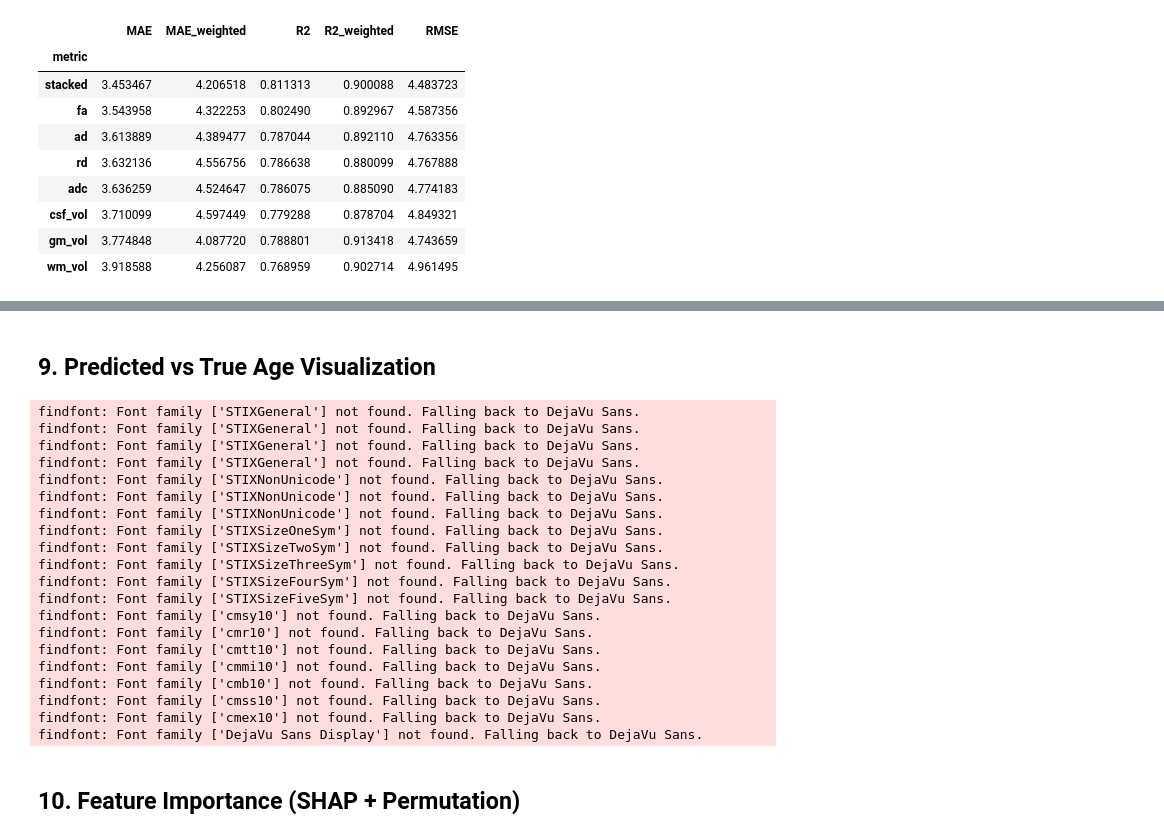
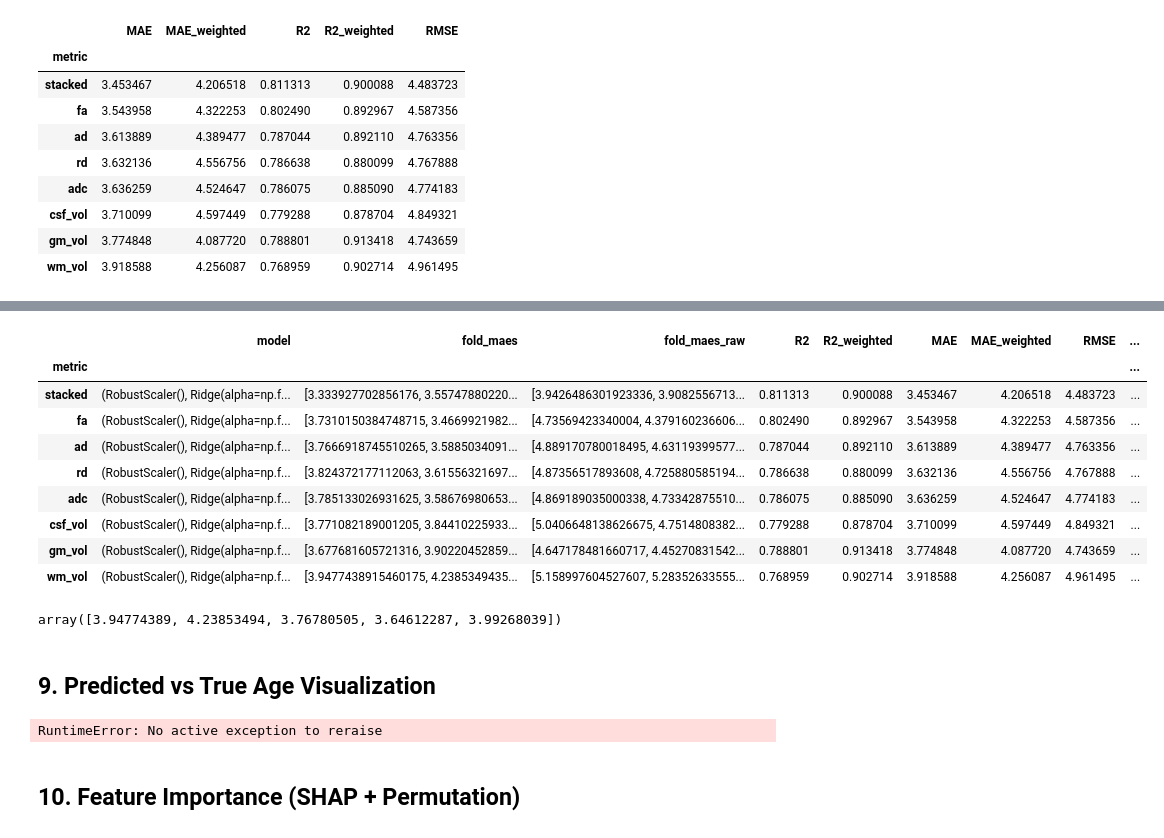
Before and after one commit to GalKepler/neuroaging, a Jupyter notebook: notebooks/stacking_and_bag/brain_age_prediction.ipynb, the cells around one changed output, grey strips where cells are left out. Drawn from its saved outputs; the diff is of its cells as text; code cells hidden in the pictures.

```diff
--- a/notebooks/stacking_and_bag/brain_age_prediction.ipynb
+++ b/notebooks/stacking_and_bag/brain_age_prediction.ipynb
@@ -54,8 +57,10 @@ setup_plotting(font_path="/home/galkepler/.fonts/calibri-regular.ttf")
 ## 1. Configuration
 # %%
 # Paths
-DATA_DIR = Path("/media/storage/phd/neuroaging/data")
-OUTPUT_DIR = Path("/media/storage/phd/neuroaging/figures/revision/fig4")
+# DATA_DIR = Path("/media/storage/phd/neuroaging/data")
+# OUTPUT_DIR = Path("/media/storage/phd/neuroaging/figures/revision/fig4")
+DATA_DIR = Path("/media/groot/Minerva/phd/neuroaging/data")
+OUTPUT_DIR = Path("/media/groot/Minerva/phd/neuroaging/figures/revision/fig4")
 OUTPUT_DIR.mkdir(parents=True, exist_ok=True)
 
 # Atlas configuration
@@ -267,10 +298,34 @@ pred_df["Predicted"] = y_pred_stacked
 pred_df["corrected_residuals"] = y_pred_stacked - y
 predictions["stacked"] = pred_df
 
+# Fold-level MAEs on the same bias-corrected predictions used for MAE below
+# (for the errorbars/dots plotted in Fig 6A)
+fold_maes_stacked = np.array([
+    mean_absolute_error(y.values[test_idx], y_pred_stacked[test_idx])
+    for _, test_idx in outer_cv.split(y)
+])
+
+# Raw (uncorrected) OOF predictions on the same folds, used only for the
+# significance test (see cell above for why: Beheshti correction uses the
+# test fold's own true age, which shrinks between-model differences)
+y_pred_stacked_raw = cross_val_predict(
+    estimator=meta_model,
+    X=X_stacked,
+    y=y.values,
+    cv=outer_cv,
+    params=fit_params,
+)
+fold_maes_stacked_raw = np.array([
+    mean_absolute_error(y.values[test_idx], y_pred_stacked_raw[test_idx])
+    for _, test_idx in outer_cv.split(y)
+])
+
 # Add to performance table
 perf_rows.append({
     "metric": "stacked",
     "model": meta_model,
+    "fold_maes": fold_maes_stacked,
+    "fold_maes_raw": fold_maes_stacked_raw,
     "R2": r2_score(y, y_pred_stacked),
     "R2_weighted": r2_score(y, y_pred_stacked, sample_weight=w),
     "MAE": mean_absolute_error(y, y_pred_stacked),
@@ -325,3 +524,20 @@ ax.set_ylim(3, 4)
 
 plt.tight_layout()
 savefig_nice(fig, OUTPUT_DIR / "model_performance.png", dpi=300)
+# %%
+perf_df
+# %% [output]
+|  | model | fold_maes | fold_maes_raw | R2 | R2_weighted | MAE | MAE_weighted | RMSE | ... |
+| metric |  |  |  |  |  |  |  |  | ... |
+| stacked | (RobustScaler(), Ridge(alpha=np.f... | [3.333927702856176, 3.55747880220... | [3.9426486301923336, 3.9082556713... | 0.811313 | 0.900088 | 3.453467 | 4.206518 | 4.483723 | ... |
+| fa | (RobustScaler(), Ridge(alpha=np.f... | [3.7310150384748715, 3.4669921982... | [4.73569423340004, 4.379160236606... | 0.802490 | 0.892967 | 3.543958 | 4.322253 | 4.587356 | ... |
+| ad | (RobustScaler(), Ridge(alpha=np.f... | [3.7666918745510265, 3.5885034091... | [4.889170780018495, 4.63119399577... | 0.787044 | 0.892110 | 3.613889 | 4.389477 | 4.763356 | ... |
+| rd | (RobustScaler(), Ridge(alpha=np.f... | [3.824372177112063, 3.61556321697... | [4.87356517893608, 4.725880585194... | 0.786638 | 0.880099 | 3.632136 | 4.556756 | 4.767888 | ... |
+| adc | (RobustScaler(), Ridge(alpha=np.f... | [3.785133026931625, 3.58676980653... | [4.869189035000338, 4.73342875510... | 0.786075 | 0.885090 | 3.636259 | 4.524647 | 4.774183 | ... |
+| csf_vol | (RobustScaler(), Ridge(alpha=np.f... | [3.771082189001205, 3.84410225933... | [5.0406648138626675, 4.7514808382... | 0.779288 | 0.878704 | 3.710099 | 4.597449 | 4.849321 | ... |
+| gm_vol | (RobustScaler(), Ridge(alpha=np.f... | [3.677681605721316, 3.90220452859... | [4.647178481660717, 4.45270831542... | 0.788801 | 0.913418 | 3.774848 | 4.087720 | 4.743659 | ... |
+| wm_vol | (RobustScaler(), Ridge(alpha=np.f... | [3.9477438915460175, 4.2385349435... | [5.158997604527607, 5.28352633555... | 0.768959 | 0.902714 | 3.918588 | 4.256087 | 4.961495 | ... |
+# %%
+fold_maes
+# %% [output]
+array([3.94774389, 4.23853494, 3.76780505, 3.64612287, 3.99268039])
@@ -367,6 +638,10 @@ ax.axhline(0, color="red", linestyle="--")
 lin_m = sm.OLS(residuals, sm.add_constant(y_true)).fit()
 y_vals = lin_m.predict(sm.add_constant(x_vals))
 ax.plot(x_vals, y_vals, lw=5, label=f"$R^2$={lin_m.rsquared:.2f}", color=COL_WEIGHTED)
+# add CI for regression line
+preds = lin_m.get_prediction(sm.add_constant(x_vals)).summary_frame(alpha=0.05)
+ax.fill_between(x_vals.flatten(), preds["mean_ci_lower"], preds["mean_ci_upper"],
+                color=COL_WEIGHTED, alpha=0.3)
 
 ax.set_xlabel("Age (years)")
 ax.set_ylabel("BAG")
@@ -376,27 +651,10 @@ ax.legend(frameon=False, fontsize=20)
 
 plt.tight_layout()
 savefig_nice(fig, OUTPUT_DIR / "prediction_scatter.png", dpi=300)
-# %% [output]
-findfont: Font family ['STIXGeneral'] not found. Falling back to DejaVu Sans.
-findfont: Font family ['STIXGeneral'] not found. Falling back to DejaVu Sans.
-findfont: Font family ['STIXGeneral'] not found. Falling back to DejaVu Sans.
-findfont: Font family ['STIXGeneral'] not found. Falling back to DejaVu Sans.
-findfont: Font family ['STIXNonUnicode'] not found. Falling back to DejaVu Sans.
-findfont: Font family ['STIXNonUnicode'] not found. Falling back to DejaVu Sans.
-findfont: Font family ['STIXNonUnicode'] not found. Falling back to DejaVu Sans.
-findfont: Font family ['STIXSizeOneSym'] not found. Falling back to DejaVu Sans.
-findfont: Font family ['STIXSizeTwoSym'] not found. Falling back to DejaVu Sans.
-findfont: Font family ['STIXSizeThreeSym'] not found. Falling back to DejaVu Sans.
-findfont: Font family ['STIXSizeFourSym'] not found. Falling back to DejaVu Sans.
-findfont: Font family ['STIXSizeFiveSym'] not found. Falling back to DejaVu Sans.
-findfont: Font family ['cmsy10'] not found. Falling back to DejaVu Sans.
-findfont: Font family ['cmr10'] not found. Falling back to DejaVu Sans.
-findfont: Font family ['cmtt10'] not found. Falling back to DejaVu Sans.
-findfont: Font family ['cmmi10'] not found. Falling back to DejaVu Sans.
-findfont: Font family ['cmb10'] not found. Falling back to DejaVu Sans.
-findfont: Font family ['cmss10'] not found. Falling back to DejaVu Sans.
-findfont: Font family ['cmex10'] not found. Falling back to DejaVu Sans.
-findfont: Font family ['DejaVu Sans Display'] not found. Falling back to DejaVu Sans.
+# %%
+raise
+# %% [output]
+RuntimeError: No active exception to reraise
 # %% [markdown]
 ## 10. Feature Importance (SHAP + Permutation)
 # %%
```
Also changed, not shown: parts of 8 cells of this notebook, 1 other file.
